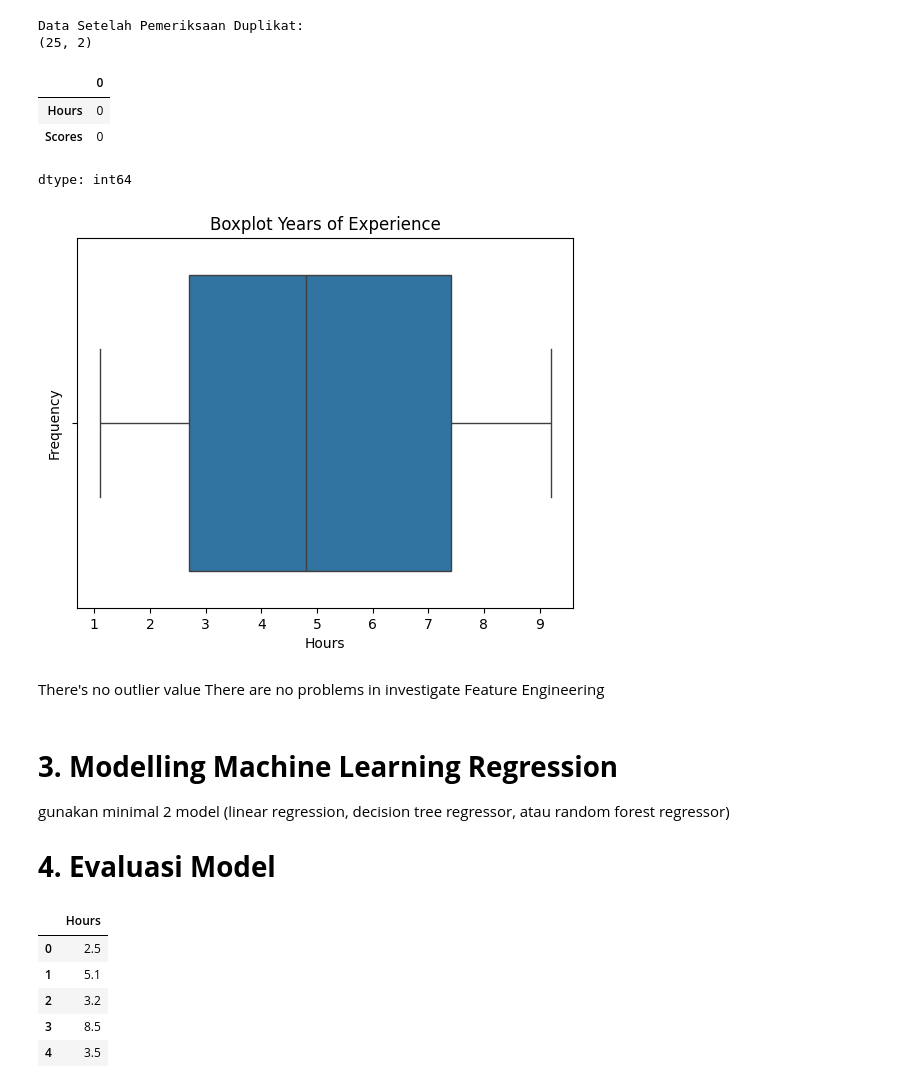
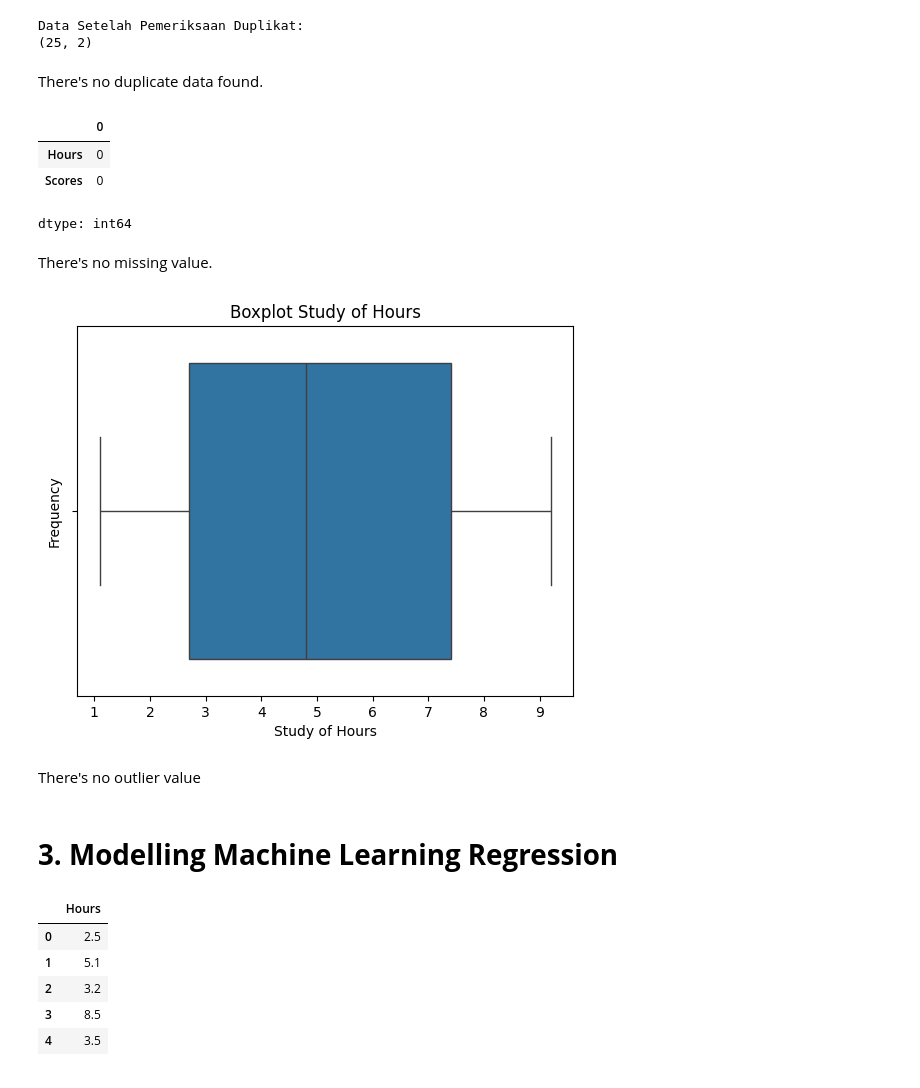
Before and after one commit to ppatriciasy/ml-student_scores-prediction, a Jupyter notebook: Assignment_AI_Supervised_Regression_StudentScorePrediction.ipynb, the cells around one changed output. Drawn from its saved outputs; the diff is of its cells as text; code cells hidden in the pictures.

```diff
--- a/Assignment_AI_Supervised_Regression_StudentScorePrediction.ipynb
+++ b/Assignment_AI_Supervised_Regression_StudentScorePrediction.ipynb
@@ -95,4 +90,6 @@ print(df.shape)
 # %% [output]
 Data Setelah Pemeriksaan Duplikat:
 (25, 2)
+# %% [markdown]
+There's no duplicate data found.
 # %%
@@ -103,27 +100,25 @@ df.isna().sum()
 | Hours | 0 |
 | Scores | 0 |
 dtype: int64
+# %% [markdown]
+There's no missing value.
 # %%
 import seaborn as sns
 import matplotlib.pyplot as plt
 
 # Outlier Analysis
 sns.boxplot(x="Hours", data=df)
 
-# Menambahkan label sumbu dan judul
-plt.xlabel("Hours")
+plt.xlabel("Study of Hours")
 plt.ylabel("Frequency")
-plt.title("Boxplot Years of Experience")
+plt.title("Boxplot Study of Hours")
 
-# Menampilkan plot
+# Show plot
 plt.show()
 # %% [output]
-[figure, old version]
+[figure, new version]
 # %% [markdown]
 There's no outlier value
-There are no problems in investigate Feature Engineering
-# %% [markdown]
-# **3. Modelling Machine Learning Regression**
-gunakan minimal 2 model (linear regression, decision tree regressor, atau random forest regressor)
-  # **4. Evaluasi Model**
+# %% [markdown]
+# **3. Modelling Machine Learning Regression**
 # %%
```
Also changed, not shown: parts of 39 cells of this notebook.
